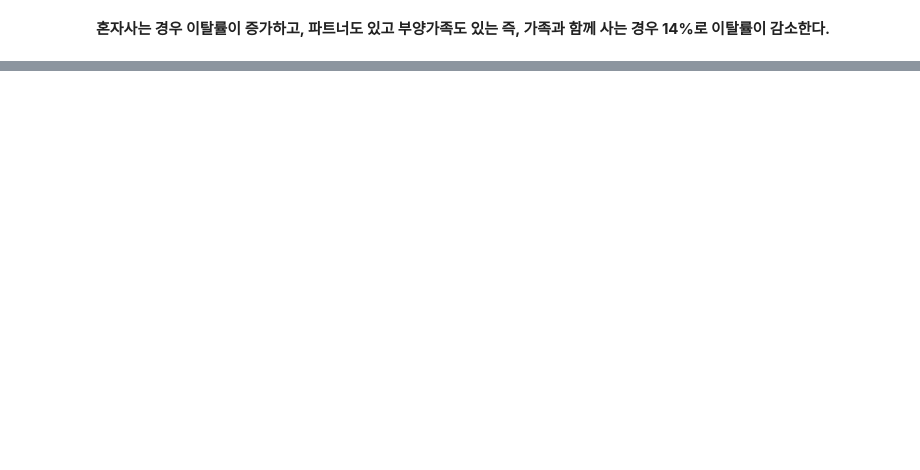
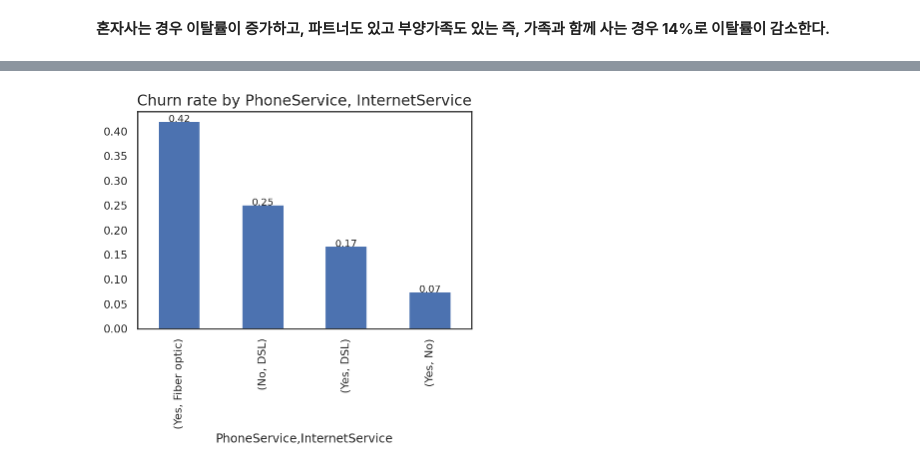
Before and after one commit to maengg/Customer_churn, a Jupyter notebook: Customer_churn.ipynb, the cells around one changed output, grey strips where cells are left out. Drawn from its saved outputs; the diff is of its cells as text; code cells hidden in the pictures; blank space fills up the shorter version.

Commit message:
EDA_phone&internet service

```diff
--- a/Customer_churn.ipynb
+++ b/Customer_churn.ipynb
@@ -302,0 +300,9 @@ plt.show()
+# %%
+# 전화와 인터넷 서비스로 분류한 고객별 이탈률
+ax = df.groupby(['PhoneService', 'InternetService'])['Churn'].mean().sort_values(ascending=False).plot.bar()
+ax.set_title('Churn rate by PhoneService, InternetService', fontsize=15)
+
+for p in ax.patches:
+  ax.text(p.get_x()+p.get_width()/2., p.get_height(), f'{p.get_height():.2f}', ha='center', size=10)
+# %% [output]
+[figure, added]
```
Also changed, not shown: parts of 8 cells of this notebook.
